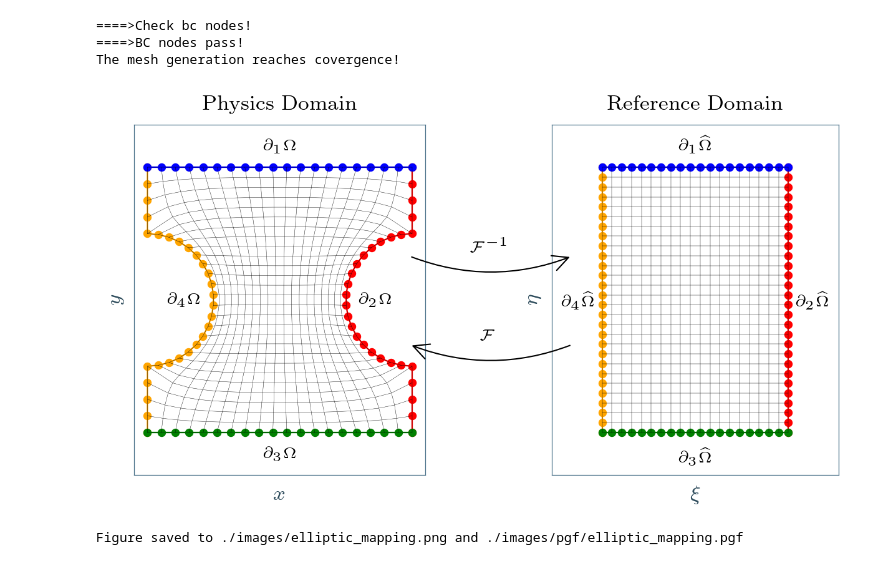
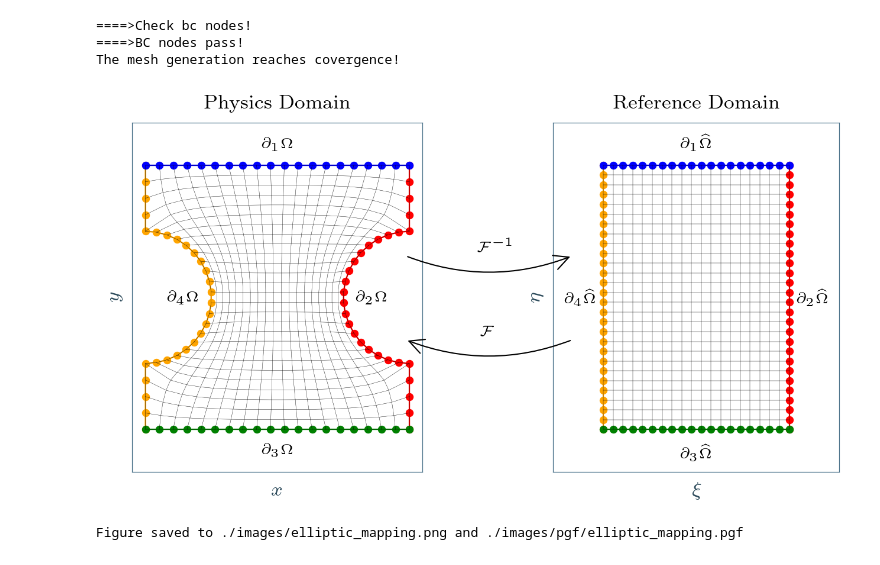
Before and after one commit to bonneted/PhD, a Jupyter notebook: chapters/III_ImprovingPINNs/03_spinn_geo_mapping.ipynb, the cells around one changed output. Drawn from its saved outputs; the diff is of its cells as text; code cells hidden in the pictures.

Commit message:
no tight layout

```diff
--- a/chapters/III_ImprovingPINNs/03_spinn_geo_mapping.ipynb
+++ b/chapters/III_ImprovingPINNs/03_spinn_geo_mapping.ipynb
@@ -81,7 +81,6 @@ ax[1].set_aspect('equal')
 ax[1].set_title('Reference Domain')
 ax[1].set_xticks([])
 ax[1].set_yticks([])
-fig.tight_layout()
 
 # --- Adjust axis limits with padding ---
 # Physics domain: add padding only top/bottom
@@ -105,7 +104,7 @@ arrow_fwd_h = 0.60
 arrow_inv_h = 0.40
 
 arrow_fw = FancyArrowPatch(
-    (0.425, arrow_fwd_h), (0.615, arrow_fwd_h),
+    (0.4, arrow_fwd_h), (0.605, arrow_fwd_h),
     transform=fig.transFigure,  # relative to figure coordinates
     connectionstyle="arc3,rad=0.2",
     arrowstyle="->",
@@ -114,43 +113,42 @@ arrow_fw = FancyArrowPatch(
     # color="black"
 )
 fig.patches.append(arrow_fw)
-fig.text(0.518, arrow_fwd_h, r'$\mathcal{F}^{-1}$', ha='center', va='bottom')
+fig.text(0.51, arrow_fwd_h, r'$\mathcal{F}^{-1}$', ha='center', va='bottom')
 
 # Inverse mapping arrow (Reference -> Physics)
 arrow_inv = FancyArrowPatch(
-    (0.615, arrow_inv_h), (0.425, arrow_inv_h),
+    (0.605, arrow_inv_h), (0.4, arrow_inv_h),
     transform=fig.transFigure,
     connectionstyle="arc3,rad=-0.2",
     arrowstyle="->",
     mutation_scale=15,
     linewidth=0.5,
     # color="black"
 )
 fig.patches.append(arrow_inv)
-fig.text(0.516, arrow_inv_h, r'$\mathcal{F}$', ha='center', va='bottom')
+fig.text(0.5, arrow_inv_h, r'$\mathcal{F}$', ha='center', va='bottom')
 
 # ---- Boundary labels ----
 # Physics domain
 ax[0].text(0.5, 0.92, r'$\partial_1\Omega$', ha='center', va='bottom', transform=ax[0].transAxes)
 ax[0].text(0.77, 0.5, r'$\partial_2\Omega$', ha='left', va='center', transform=ax[0].transAxes)
 ax[0].text(0.5, 0.08, r'$\partial_3\Omega$', ha='center', va='top', transform=ax[0].transAxes)
 ax[0].text(0.23, 0.5, r'$\partial_4\Omega$', ha='right', va='center', transform=ax[0].transAxes)
 
 # Reference domain
 ax[1].text(0.5, 0.92, r'$\partial_1\widehat{\Omega}$', ha='center', va='bottom', transform=ax[1].transAxes)
 ax[1].text(0.85, 0.5, r'$\partial_2\widehat{\Omega}$', ha='left', va='center', transform=ax[1].transAxes)
 ax[1].text(0.5, 0.08, r'$\partial_3\widehat{\Omega}$', ha='center', va='top', transform=ax[1].transAxes)
 ax[1].text(0.15, 0.5, r'$\partial_4\widehat{\Omega}$', ha='right', va='center', transform=ax[1].transAxes)
 
-# fig.tight_layout()
 plt.show()
 
 if save_fig:
     figure_folder = "./images"
     os.makedirs(figure_folder + '/pgf', exist_ok=True)
     fig.savefig(os.path.join(figure_folder, 'pgf', 'elliptic_mapping.pgf'))
     fig.savefig(os.path.join(figure_folder, 'elliptic_mapping.png'), dpi=300, bbox_inches='tight')
     print(f"Figure saved to {figure_folder}/elliptic_mapping.png and {figure_folder}/pgf/elliptic_mapping.pgf")
 # %% [output]
-[figure, old version]
+[figure, new version]
 Figure saved to ./images/elliptic_mapping.png and ./images/pgf/elliptic_mapping.pgf
```
Also changed, not shown: 2 other files.
